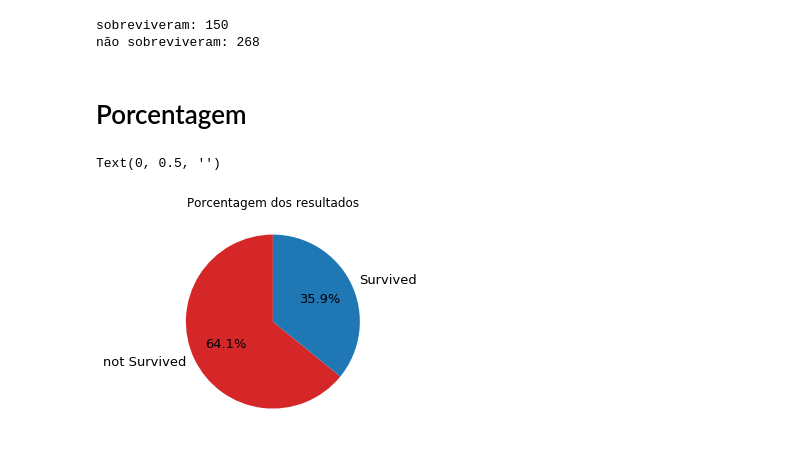
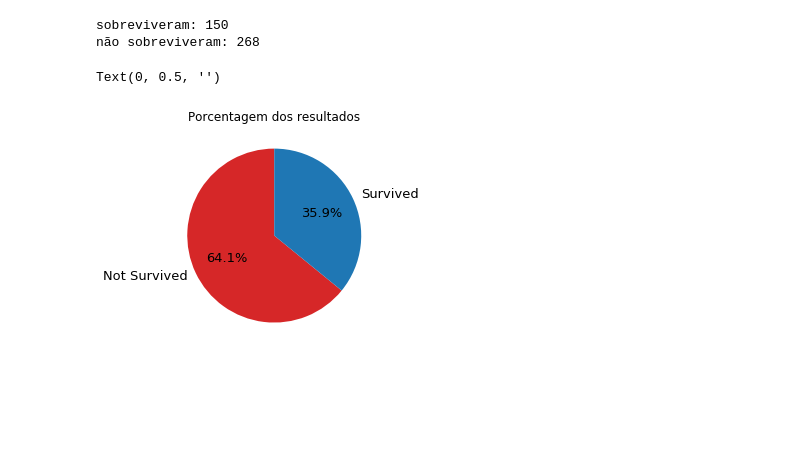
Before and after one commit to thaisandre/titanic_challenge, a Jupyter notebook: index.ipynb, the cells around one changed output. Saved outputs shown, nothing was run; the diff lists cells and outputs as text; code cells hidden in the pictures; blank space fills up the shorter version.

```diff
--- a/index.ipynb
+++ b/index.ipynb
@@ -259,14 +261,12 @@ print('não sobreviveram: ' + str(submissao['Survived'].value_counts()[0]))
 # %% [output]
 sobreviveram: 150
 não sobreviveram: 268
-# %% [markdown]
-# Porcentagem
 # %%
 submissao['Survived'].value_counts().plot.pie(colors=('tab:red', 'tab:blue'),
                                              title='Porcentagem dos resultados',
                                              fontsize=13, shadow=False, startangle=90, autopct="%1.1f%%",
-                                             labels=('not Survived', 'Survived'),
+                                             labels=('Not Survived', 'Survived'),
                                              figsize=(6,4)).set_ylabel('')
 # %% [output]
 Text(0, 0.5, '')
-[figure, old version]
+[figure, new version]
```
Also changed, not shown: parts of 1 cell of this notebook.
